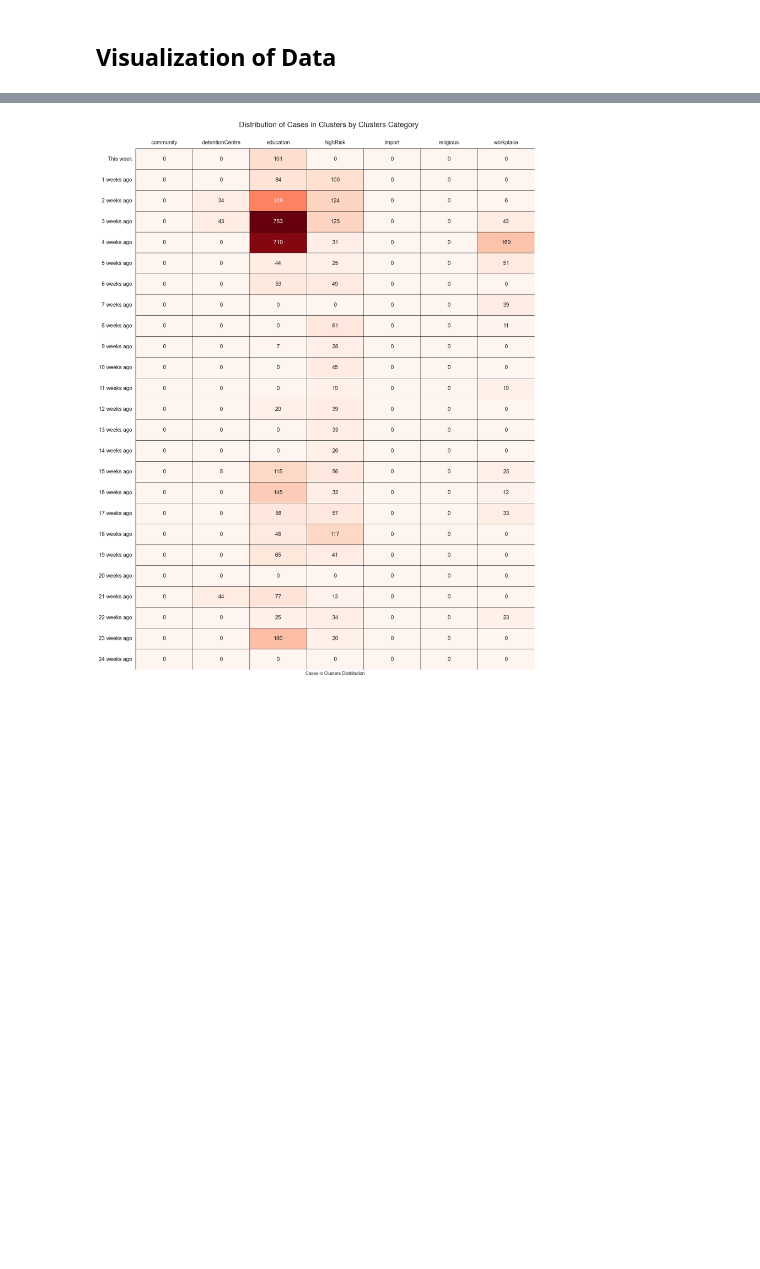
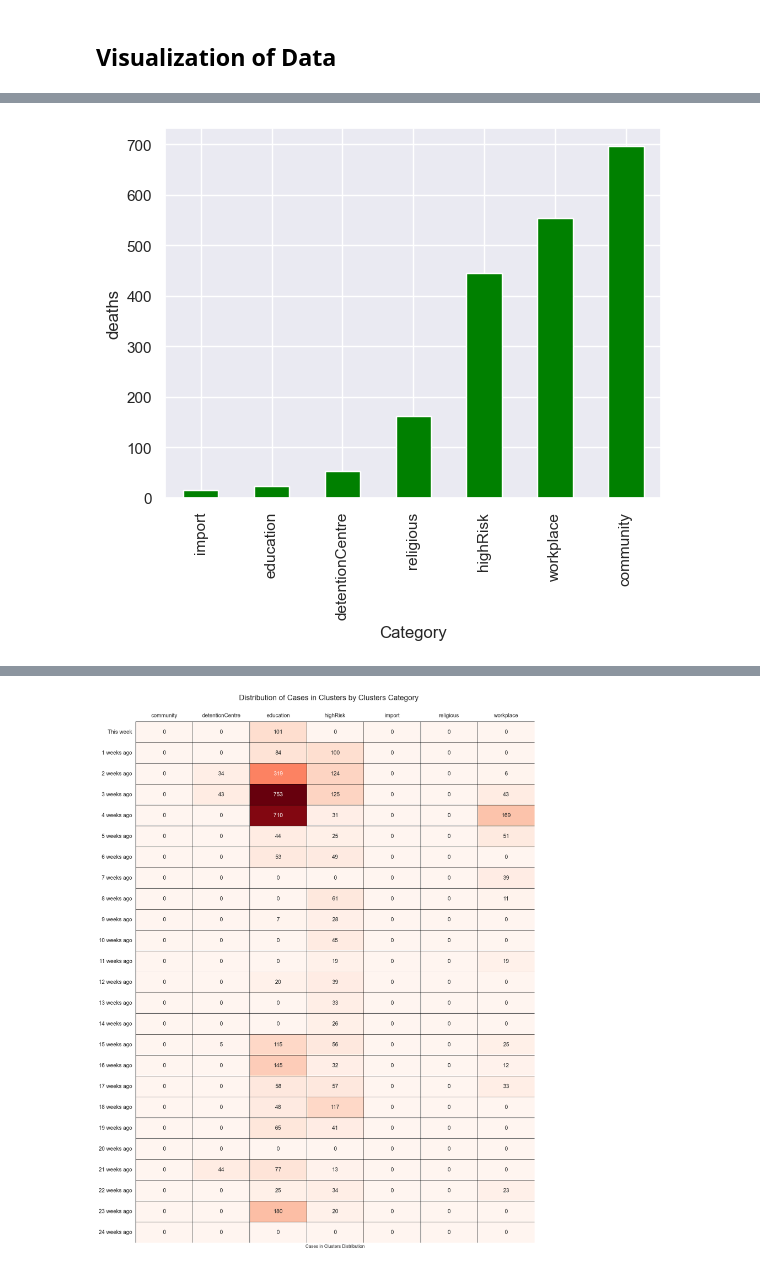
Before and after one commit to drmayu7/covid19-public, a Jupyter notebook: main.ipynb, the cells around one changed output, grey strips where cells are left out. Cells and saved outputs as stored; diff of their text form; code cells hidden in the pictures; blank space fills up the shorter version.

```diff
--- a/main.ipynb
+++ b/main.ipynb
@@ -229,0 +225,5 @@ get_visual.plot_clustercategory_bar(df)
+# %%
+# Number of Deaths by category of clusters
+get_visual.plot_category_bar(df,'deaths','sum')
+# %% [output]
+[figure, added]
```
Also changed, not shown: parts of 5 cells of this notebook, 2 other files.
